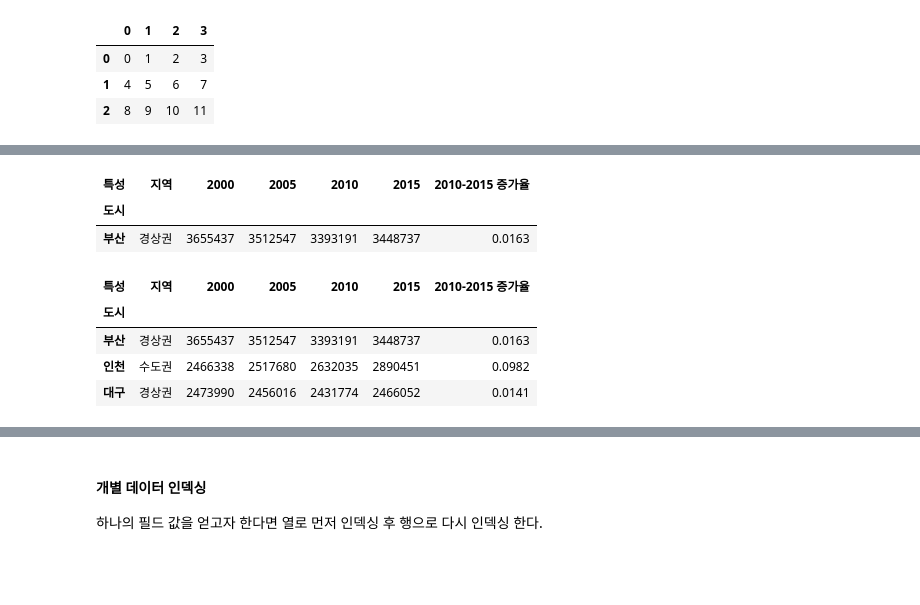
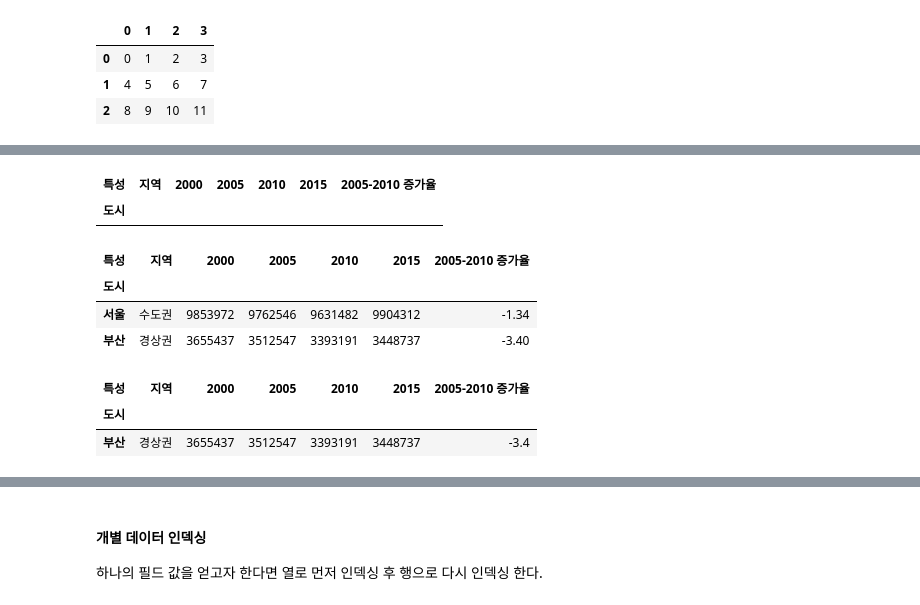
Before and after one commit to kia0919/ptyhon, a Jupyter notebook: pandas_data_analysis/pandas_class.ipynb, the cells around one changed output, grey strips where cells are left out. Saved outputs shown, nothing was run; the diff lists cells and outputs as text; code cells hidden in the pictures; blank space fills up the shorter version.

```diff
--- a/pandas_data_analysis/pandas_class.ipynb
+++ b/pandas_data_analysis/pandas_class.ipynb
@@ -798,14 +808,21 @@ df
-# %%
-df[1:2] # : 붙는건 행 인덱싱이고, 1행 다음부터 2행까지.
-# %% [output]
-| 특성 | 지역 | 2000 | 2005 | 2010 | 2015 | 2010-2015 증가율 |
-| 도시 |  |  |  |  |  |  |
-| 부산 | 경상권 | 3655437 | 3512547 | 3393191 | 3448737 | 0.0163 |
-# %%
-df[1:] # 1행 다음부터 끝 행까지
-# %% [output]
-| 특성 | 지역 | 2000 | 2005 | 2010 | 2015 | 2010-2015 증가율 |
-| 도시 |  |  |  |  |  |  |
-| 부산 | 경상권 | 3655437 | 3512547 | 3393191 | 3448737 | 0.0163 |
-| 인천 | 수도권 | 2466338 | 2517680 | 2632035 | 2890451 | 0.0982 |
-| 대구 | 경상권 | 2473990 | 2456016 | 2431774 | 2466052 | 0.0141 |
+# %%
+# :0 행 인덱싱이므로 0 인덱스의 앞 행이 출력. 0행은 서울 수도권 ... 이 0인덱스 행이다.
+df[:0]
+# %% [output]
+| 특성 | 지역 | 2000 | 2005 | 2010 | 2015 | 2005-2010 증가율 |
+| 도시 |  |  |  |  |  |  |
+# %%
+# :2 이므로 인천이 인덱스 2행 이므로, 2행 앞이 부산까지 출력.
+df[:2]
+# %% [output]
+| 특성 | 지역 | 2000 | 2005 | 2010 | 2015 | 2005-2010 증가율 |
+| 도시 |  |  |  |  |  |  |
+| 서울 | 수도권 | 9853972 | 9762546 | 9631482 | 9904312 | -1.34 |
+| 부산 | 경상권 | 3655437 | 3512547 | 3393191 | 3448737 | -3.40 |
+# %%
+# : 1행 부터 2행까지 출력이지만, 1행은 부산 행이고, 2행의 앞인 1행가지 출력되므로 부산만 출력이됨.
+df[1:2]
+# %% [output]
+| 특성 | 지역 | 2000 | 2005 | 2010 | 2015 | 2005-2010 증가율 |
+| 도시 |  |  |  |  |  |  |
+| 부산 | 경상권 | 3655437 | 3512547 | 3393191 | 3448737 | -3.4 |
```
Also changed, not shown: parts of 21 cells of this notebook.
